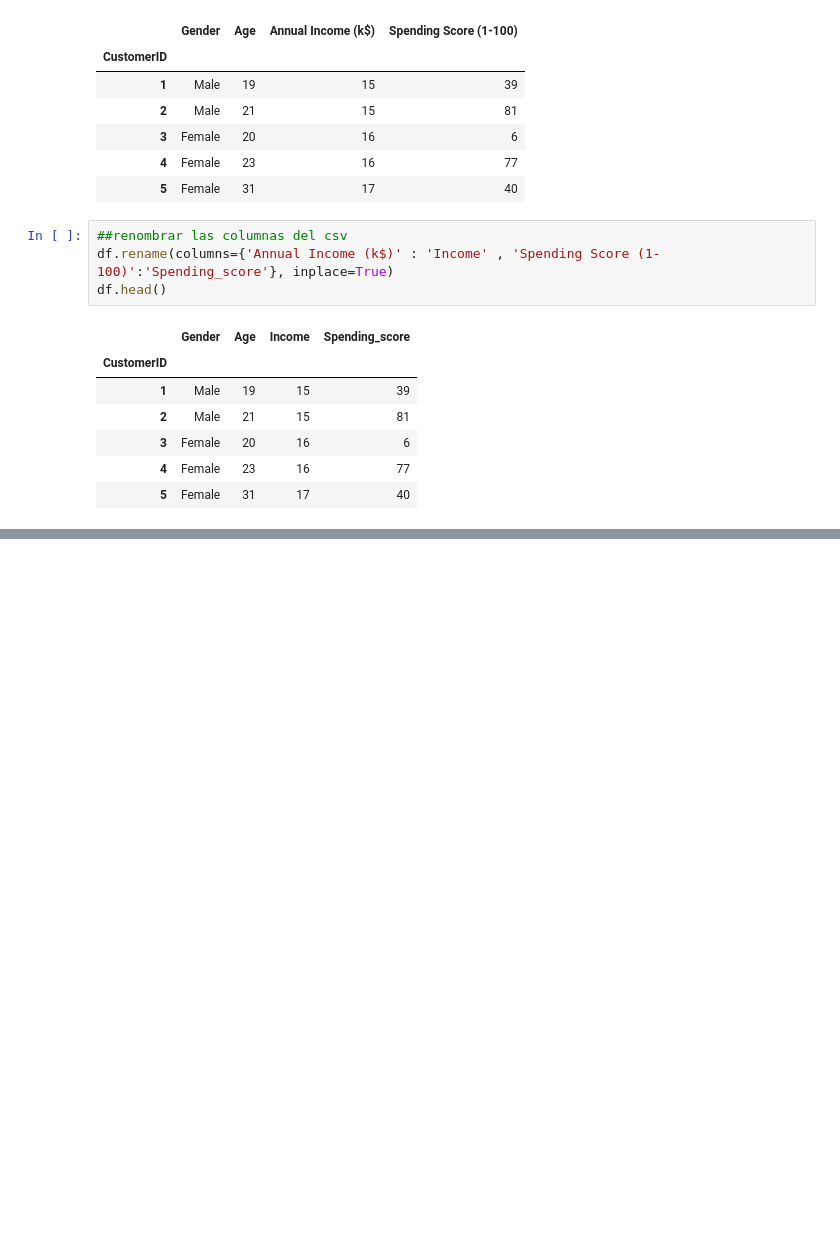
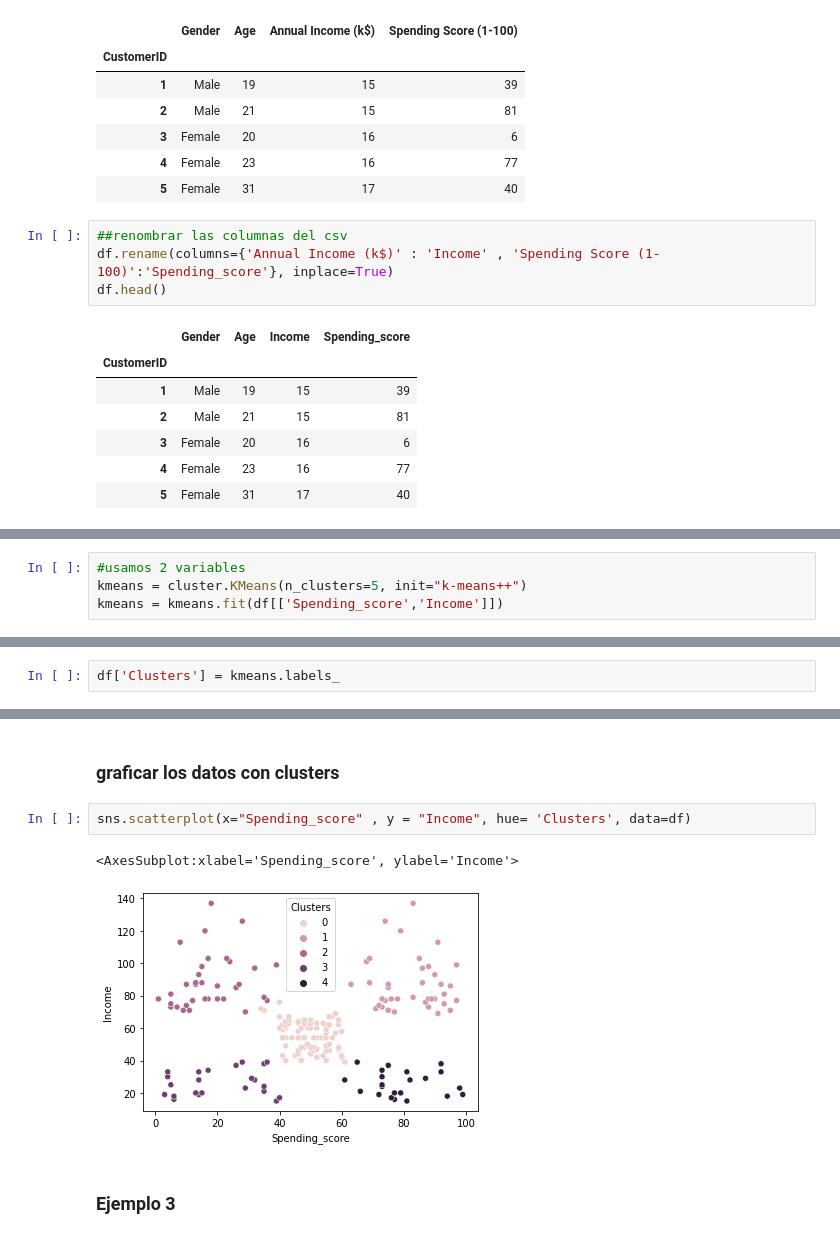
Before and after one commit to Eva02Daruma/Preparacion-prueba-2-IA, a Jupyter notebook: prepKmeans.ipynb, the cells around one changed output, grey strips where cells are left out. Saved outputs shown, nothing was run; the diff lists cells and outputs as text; blank space fills up the shorter version.

```diff
--- a/prepKmeans.ipynb
+++ b/prepKmeans.ipynb
@@ -49,0 +77,4 @@ df.head()
+# %%
+#usamos 2 variables
+kmeans = cluster.KMeans(n_clusters=5, init="k-means++")
+kmeans = kmeans.fit(df[['Spending_score','Income']])
@@ -49,0 +91,2 @@ df.head()
+# %%
+df['Clusters'] = kmeans.labels_
@@ -49,0 +112,9 @@ df.head()
+# %% [markdown]
+### graficar los datos con clusters
+# %%
+sns.scatterplot(x="Spending_score" , y = "Income", hue= 'Clusters', data=df)
+# %% [output]
+<AxesSubplot:xlabel='Spending_score', ylabel='Income'>
+[figure, added]
+# %% [markdown]
+### Ejemplo 3
```
Also changed, not shown: parts of 11 cells of this notebook.
